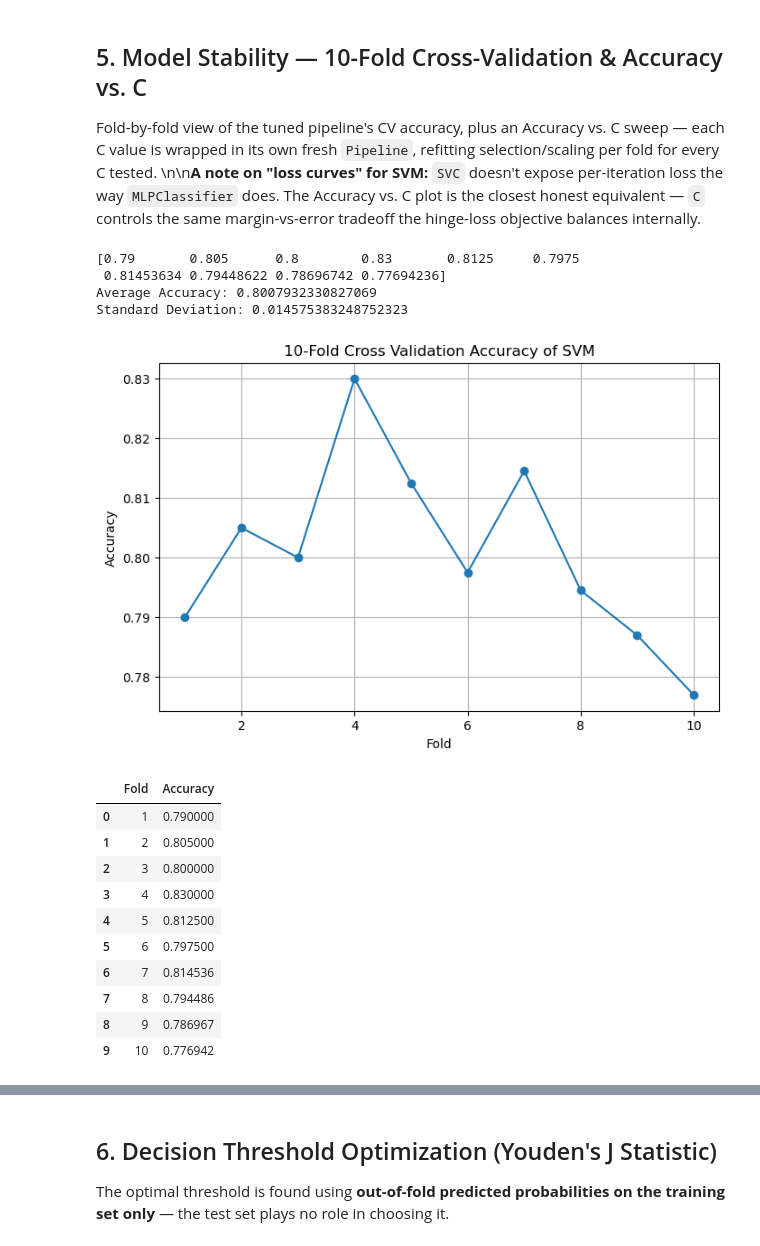
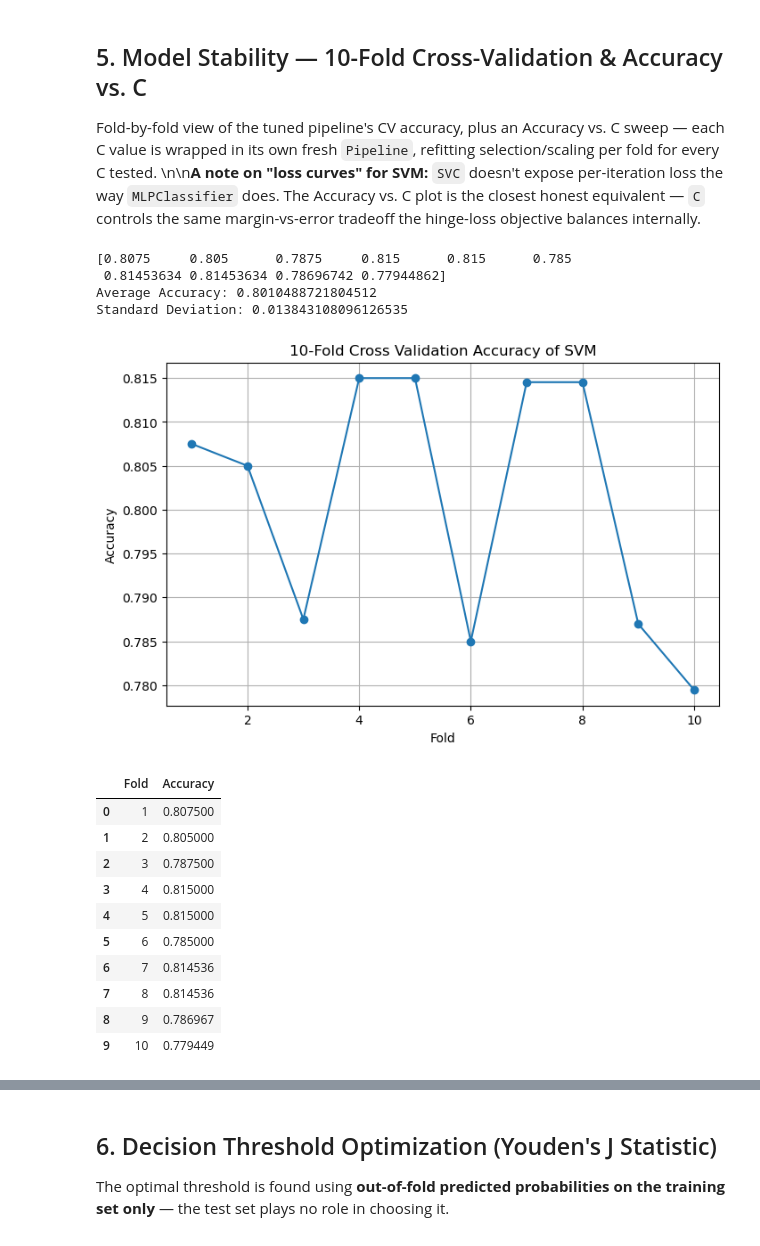
Before and after one commit to phoebehr/heartdisease, a Jupyter notebook: SVM-final.ipynb, the cells around one changed output, grey strips where cells are left out. Drawn from its saved outputs; the diff is of its cells as text; code cells hidden in the pictures.

Commit message:
edited app.py, added F-beta, etc.

```diff
--- a/SVM-final.ipynb
+++ b/SVM-final.ipynb
@@ -28,6 +28,15 @@ from sklearn.metrics import (
 )
 
 FINAL_K = 30  # number of features selected — matches the shared value used in Preprocess_expanded.ipynb
+
+from sklearn.metrics import fbeta_score, make_scorer
+# Candidate models are selected using F-beta (beta=2), not plain accuracy — this weights
+# recall roughly twice as heavily as precision, which is more clinically defensible for a
+# disease-screening tool: missing a real case (false negative) is worse than a false alarm.
+# Plain recall alone isn't used, since a model that just predicts "disease" for everyone
+# would trivially score perfect recall — F-beta still penalizes poor precision, just less
+# heavily than F1 does.
+CLINICAL_SCORER = make_scorer(fbeta_score, beta=2)
 # %%
 try:
     X_train_raw = joblib.load("X_train_raw.pkl")
@@ -86,7 +95,7 @@ baseline_pipeline = Pipeline([
 ])
 
 try:
-    cv_scores = cross_val_score(baseline_pipeline, X_train_raw, y_train, cv=10, scoring="accuracy")
+    cv_scores = cross_val_score(baseline_pipeline, X_train_raw, y_train, cv=10, scoring=CLINICAL_SCORER)
 except (ValueError, RuntimeError) as e:
     print(f"Error during baseline cross-validation: {e}")
 else:
@@ -117,7 +126,7 @@ try:
         estimator=pipeline,
         param_grid=param_grid,
         cv=10,
-        scoring="accuracy",
+        scoring=CLINICAL_SCORER,
         n_jobs=-1
     )
     grid_search.fit(X_train_raw, y_train)
@@ -160,46 +169,46 @@ Training Accuracy (best pipeline): 0.8445945945945946
 Fold-by-fold view of the tuned pipeline's CV accuracy, plus an Accuracy vs. C sweep — each C value is wrapped in its own fresh `Pipeline`, refitting selection/scaling per fold for every C tested. \n\n**A note on \"loss curves\" for SVM:** `SVC` doesn't expose per-iteration loss the way `MLPClassifier` does. The Accuracy vs. C plot is the closest honest equivalent — `C` controls the same margin-vs-error tradeoff the hinge-loss objective balances internally.
 # %%
 try:
-    scores = cross_val_score(best_pipeline, X_train_raw, y_train, cv=10, scoring="accuracy")
+    scores = cross_val_score(best_pipeline, X_train_raw, y_train, cv=10, scoring=CLINICAL_SCORER)
 except (ValueError, RuntimeError) as e:
     print(f"Error during cross-validation: {e}")
 else:
     print(scores)
     print("Average Accuracy:", scores.mean())
     print("Standard Deviation:", scores.std())
 
     cv_results = pd.DataFrame({
         "Fold": range(1, 11),
         "Accuracy": scores
     })
 
     plt.figure(figsize=(8, 5))
     plt.plot(range(1, 11), scores, marker='o')
     plt.xlabel("Fold")
     plt.ylabel("Accuracy")
     plt.title("10-Fold Cross Validation Accuracy of SVM")
     plt.grid(True)
     plt.show()
 # %% [output]
-[0.79       0.805      0.8        0.83       0.8125     0.7975
- 0.81453634 0.79448622 0.78696742 0.77694236]
-Average Accuracy: 0.8007932330827069
-Standard Deviation: 0.014575383248752323
+[0.8075     0.805      0.7875     0.815      0.815      0.785
+ 0.81453634 0.81453634 0.78696742 0.77944862]
+Average Accuracy: 0.8010488721804512
+Standard Deviation: 0.013843108096126535
-[figure, old version]
+[figure, new version]
 # %%
 cv_results
 # %% [output]
 |  | Fold | Accuracy |
-| 0 | 1 | 0.790000 |
+| 0 | 1 | 0.807500 |
 | 1 | 2 | 0.805000 |
-| 2 | 3 | 0.800000 |
-| 3 | 4 | 0.830000 |
-| 4 | 5 | 0.812500 |
-| 5 | 6 | 0.797500 |
+| 2 | 3 | 0.787500 |
+| 3 | 4 | 0.815000 |
+| 4 | 5 | 0.815000 |
+| 5 | 6 | 0.785000 |
 | 6 | 7 | 0.814536 |
-| 7 | 8 | 0.794486 |
+| 7 | 8 | 0.814536 |
 | 8 | 9 | 0.786967 |
-| 9 | 10 | 0.776942 |
+| 9 | 10 | 0.779449 |
 # %%
 best_kernel = grid_search.best_params_['clf__kernel']
 best_gamma = grid_search.best_params_['clf__gamma']
```
Also changed, not shown: parts of 14 cells of this notebook, 2 other files.
